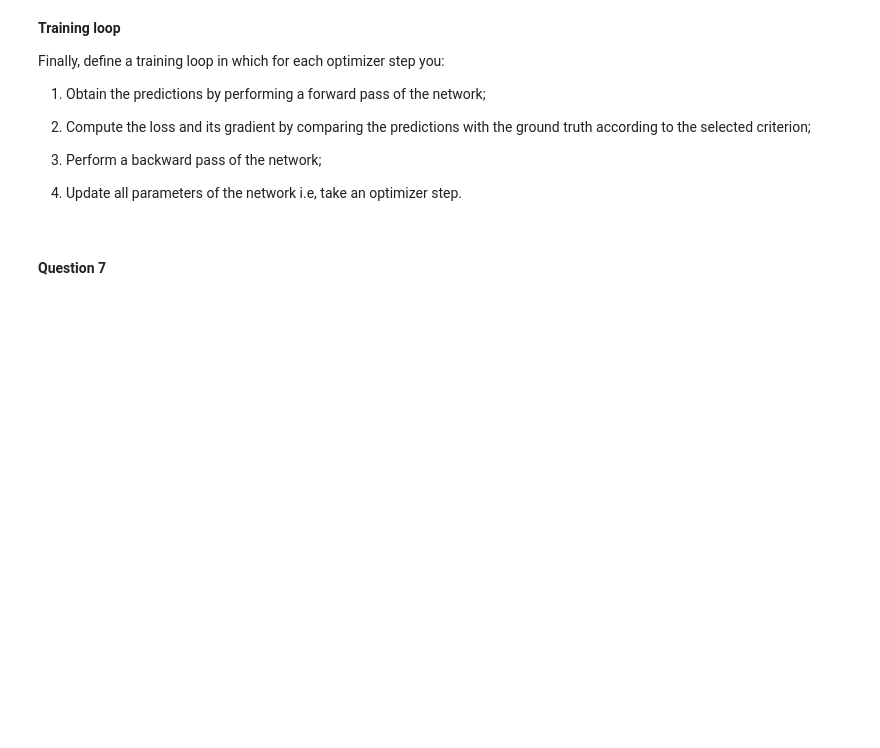
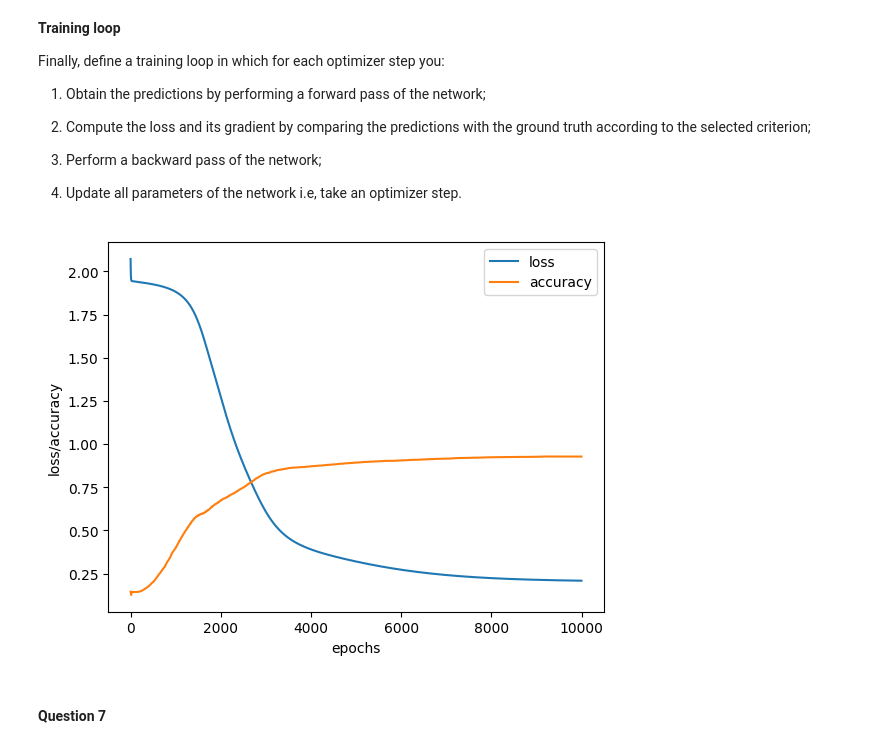
Before and after one commit to Eliminator1357/CI-ANN, a Jupyter notebook: src/Main.ipynb, the cells around one changed output. Cells and saved outputs as stored; diff of their text form; code cells hidden in the pictures; blank space fills up the shorter version.

```diff
--- a/src/Main.ipynb
+++ b/src/Main.ipynb
@@ -42,9 +42,9 @@ train_features = features[:train_end_idx]           # use the first 70% for trai
 val_features = features[train_end_idx:val_end_idx]  # use the next 15% for validation
 test_features = features[val_end_idx:]              # use the other 15% for testing
 
-train_targets = targets[:train_end_idx]           # use the first 70% for training
-val_targets = targets[train_end_idx:val_end_idx]  # use the next 15% for validation
-test_targets = targets[val_end_idx:]              # use the other 15% for testing
+train_targets = targets[:train_end_idx].astype(int)             # use the first 70% for training
+val_targets = targets[train_end_idx:val_end_idx].astype(int)    # use the next 15% for validation
+test_targets = targets[val_end_idx:].astype(int)                # use the other 15% for testing
 # %% [markdown]
 ## 1 Questions
 ### 1.2 Architecture
@@ -357,34 +359,36 @@ def train(net, inputs, labels, criterion, lr):
         labels: labels.
         criterion: loss function.
         lr: learning rate.
 
     Returns:
         losses: a list containing the loss at every optimizer step.
         accuracies: a list containing the accuracy at every optimizer step.
     """
     losses = np.zeros(10000)
     accuracy = np.zeros(10000)
     for epoch in range(10000):
         predictions = net.forward(inputs)
         encodedlabels = np.zeros((7,len(labels)))
-        encodedlabels[labels.astype(int)-1,np.arange(len(labels))] = 1
+        encodedlabels[labels-1,np.arange(len(labels))] = 1
 
         loss, grad = criterion(encodedlabels,predictions)
         finalgrad = net.backward(grad)
 
         losses[epoch] = loss
         accuracy[epoch] =  np.mean(np.argmax(predictions, axis=0) + 1 == labels)
         net.optimizer_step(lr)
 
     plt.plot(losses, label = "loss")
     plt.plot(accuracy, label="accuracy")
     plt.ylabel("loss/accuracy")
     plt.xlabel("epochs")
     plt.legend()
     plt.show
 
 network = Network([Linear(10, 20), Linear(20, 20), Linear(20, 7)])
 train(network, train_features.T, train_targets, Loss, 0.01)  # hi
+# %% [output]
+[figure, added]
 # %% [markdown]
 #### Question 7
 # %% [markdown]
```
Also changed, not shown: parts of 10 cells of this notebook.
